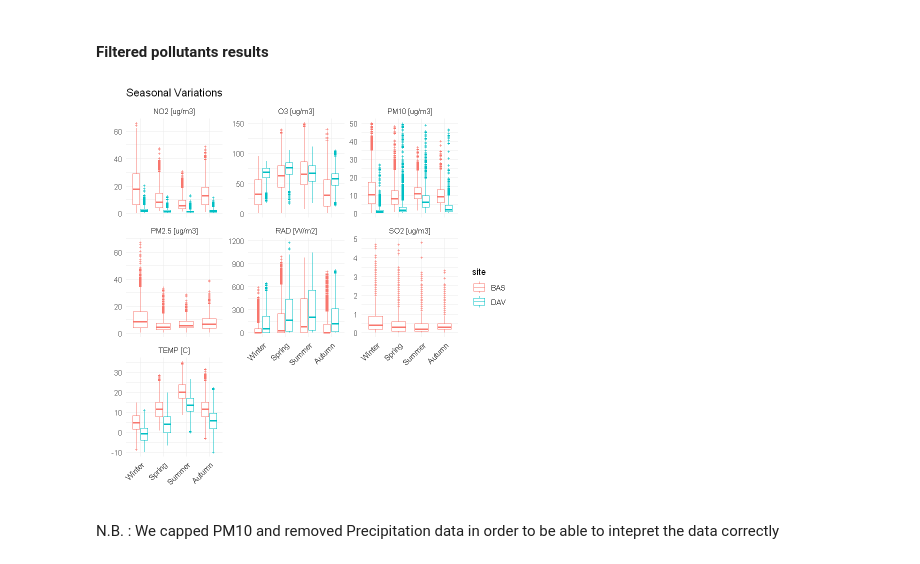
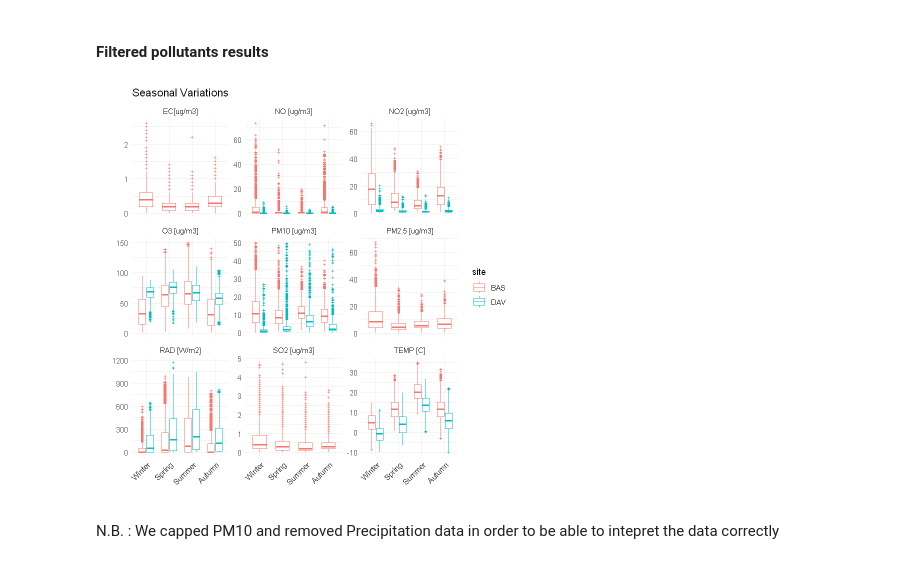
Before and after one commit to matheogodenzi/Air_pollution, a Jupyter notebook: Seasonal_Averages.ipynb, the cells around one changed output. Drawn from its saved outputs; the diff is of its cells as text; code cells hidden in the pictures.

```diff
--- a/Seasonal_Averages.ipynb
+++ b/Seasonal_Averages.ipynb
@@ -111,6 +111,8 @@ A tibble: 17568 × 20
 | BAS | 2024-12-31 23:00:00 | 2024 | 12 | 31 | 23 | Tue | Weekday | Winter | 3.0 | 34.2 | 38.7 | ... |
 # %%
 write.csv(all_data_df, "DATA/DAV-BAS.csv")
+# %%
+all_data_df$NO <- all_data_df$NOX - all_data_df$NO2
 # %%
 all_data_lf <- all_data_df %>%
   pivot_longer(-c(site, datetime, season, year, month, day, hour, dayofwk, daytype),  # id columns
@@ -330,47 +337,50 @@ library(tibble)
 
 # Define y-axis limits for each variable
 y_limits <- tibble::tibble(
-  variable = c("NO2", "O3", "PM10", "PM2.5", "PREC", "RAD", "SO2", "TEMP"),
-  ymin = c(0, 0, 0, 0, 0, 0, 0, -10),      # Customize lower bounds
-  ymax = c(70, 150, 50, 80, 5, 1200, 5, 40)  # Customize upper bounds
+  variable = c("NO", "NO2", "O3", "PM10", "PM2.5", "EC", "CPC", "PREC", "RAD", "SO2", "TEMP"),
+  ymin = c(0, 0, 0, 0, 0, 0, 0, 0, 0, 0, -10),      # Customize lower bounds
+  ymax = c(80, 70, 150, 50, 80, 1000, 10000, 5, 1200, 5, 40)  # Customize upper bounds
 )
 
 # Prepare data and apply axis limits
 seasonal_variations_limited <- all_data_lf %>%
-  filter(!variable %in% c("CPC", "EC", "NOX", "PREC")) %>%
+  filter(!variable %in% c("PREC","NOX", "CPC")) %>%
   left_join(y_limits, by = "variable") %>%
   filter(value >= ymin & value <= ymax)
 
 # Plot
 seasonal_averages_plot <- ggplot(seasonal_variations_limited) +
   facet_wrap(~ variable, scales = "free_y", labeller = labeller(
     variable = c(
       "NO2" =  "NO2 [ug/m3]",
       "O3" = "O3 [ug/m3]",
       "PM10" = "PM10 [ug/m3]",
       "PM2.5" = "PM2.5 [ug/m3]",
       "PREC" = "PREC [mm]",
       "RAD" = "RAD [W/m2]",
       "SO2" = "SO2 [ug/m3]",
-      "TEMP" = "TEMP [C]"
+      "TEMP" = "TEMP [C]",
+      "NO" = "NO [ug/m3]",
+      "EC" = "EC[ug/m3]",
+      "CPC" = "CPC"
     ))) +
   geom_boxplot(
     aes(x = season, y = value, color = site),
     outlier.size = 0.5,
     outlier.shape = 3,
     width = 0.6,
     position = position_dodge(width = 0.7)
   ) +
   labs(x = "", y = "", title = "Seasonal Variations") +
   theme_minimal() +
   theme(axis.text.x = element_text(angle = 45, hjust = 1))
 
 seasonal_averages_plot
 
 # Save to file
 ggsave("outputs/seasonal_variations_capped.jpeg", plot = seasonal_averages_plot, width = 9, height = 6, dpi = 300)
 # %% [output]
-[figure, old version]
+[figure, new version]
 # %% [markdown]
 N.B. : We capped PM10 and removed Precipitation data in order to be able to intepret the data correctly
 # %% [markdown]
```
Also changed, not shown: parts of 19 cells of this notebook, 7 other files.
